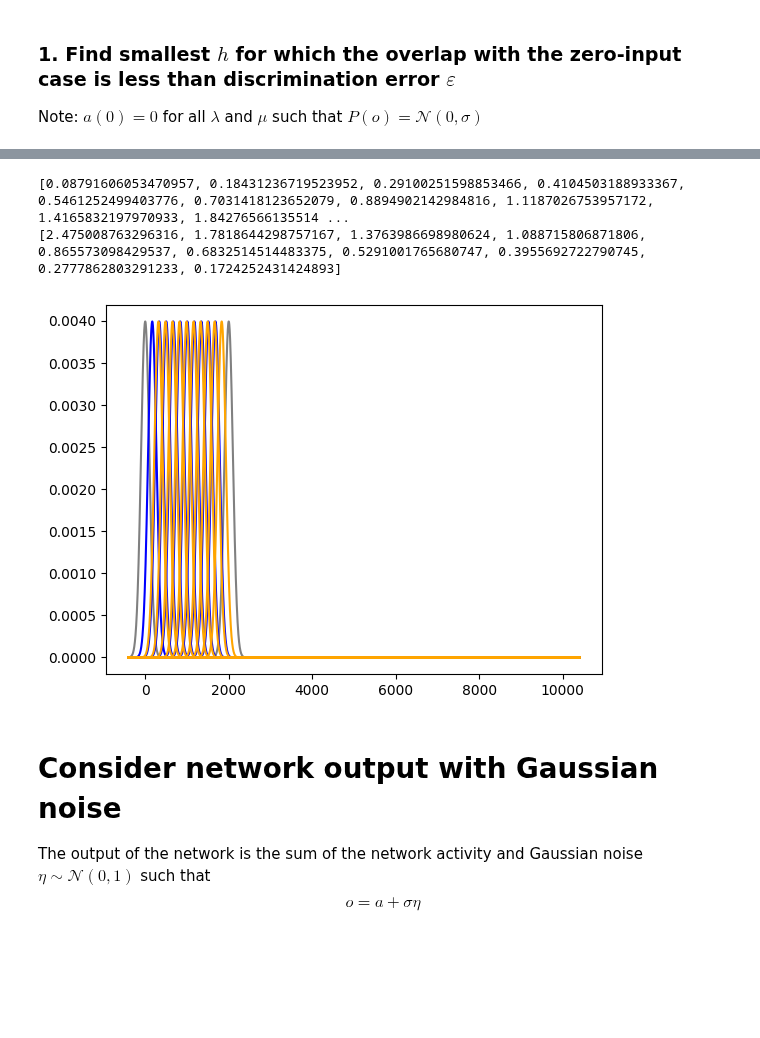
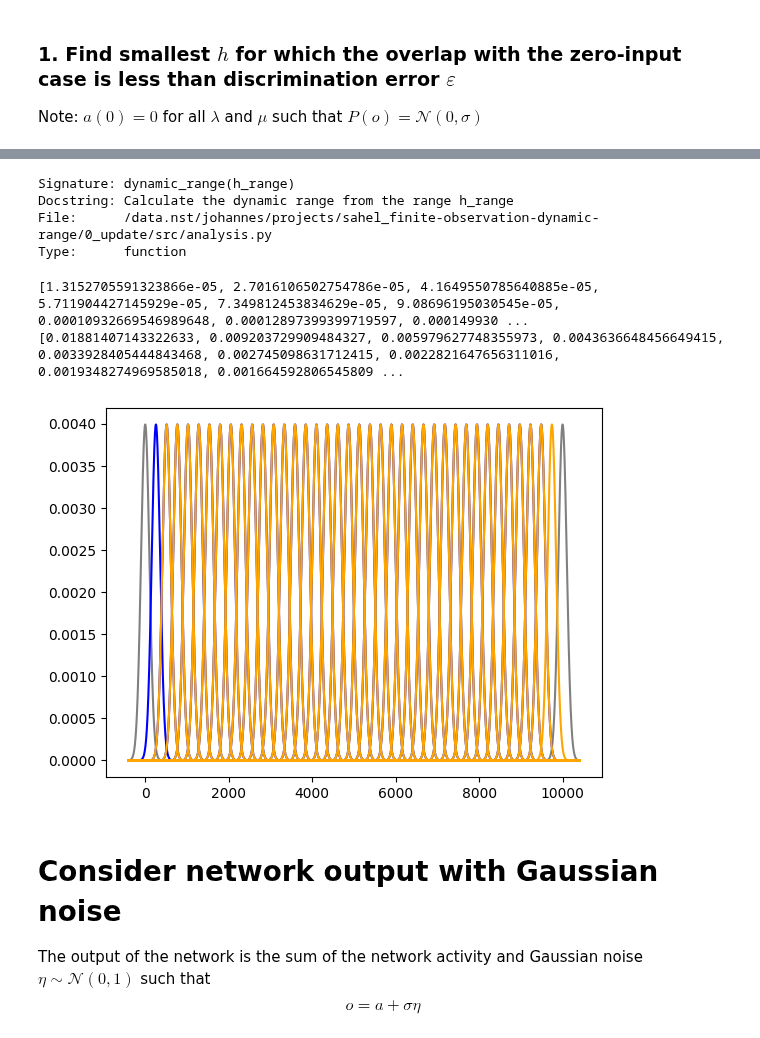
Before and after one commit to sahelazizpour/Finite-Observation-Dynamic-Range, a Jupyter notebook: 0_update/analysis.ipynb, the cells around one changed output, grey strips where cells are left out. Saved outputs shown, nothing was run; the diff lists cells and outputs as text; code cells hidden in the pictures; blank space fills up the shorter version.

```diff
--- a/0_update/analysis.ipynb
+++ b/0_update/analysis.ipynb
@@ -18,10 +44,11 @@ from src.analysis import *
 # %%
 # global parameters
 dt=1
-epsilon=0.2
+epsilon=0.1
 sigma=0.01
 N=int(1e4)
 mu=0.2
+seed=1001
 # %%
 #mean field solution for T->inf
 def a_inf(lam, mu, h):
@@ -124,36 +98,43 @@ Note: $a(0)=0$ for all $\lambda$ and $\mu$ such that $P(o)=\mathcal{N}(0,\sigma)
+# %%
+dynamic_range?
+# %% [output]
+Signature: dynamic_range(h_range)
+Docstring: Calculate the dynamic range from the range h_range
+File:      /data.nst/johannes/projects/sahel_finite-observation-dynamic-range/0_update/src/analysis.py
+Type:      function
 # %%
 # test discriminable intervals
-lam = 0.0
+lam = 0.9999
 Xs = np.arange(-4*sigma*N,N+4*sigma*N)
 
 def pmf(h):
     # see below for formal derivation, here just as a test
-    A = mu*(1-np.exp(-h*dt))/(1-lam*(1-mu)-lam*mu*np.exp(-h*dt)) * N
+    A = a_inf(lam, mu, h)*N
     # in domain with delta = 1
     delta = 1
     return stats.norm.pdf(Xs, A, sigma*N)*delta
 
 h_range=[0,1e3]
 pmf_ref_left = pmf(h_range[0])
 pmf_ref_right = pmf(h_range[1])
 
 plt.plot(Xs,pmf_ref_left, color="gray")
 plt.plot(Xs,pmf_ref_right, color="gray")
 
 hs_left = find_discriminable_inputs(pmf, h_range, [pmf_ref_left, pmf_ref_right], epsilon, start="left")
 print(hs_left)
 for h in hs_left:
     plt.plot(Xs,pmf(h), color="blue")
 
 hs_right = find_discriminable_inputs(pmf,h_range, [pmf_ref_left, pmf_ref_right], epsilon, start="right")
 print(hs_right)
 for h in hs_right:
     plt.plot(Xs,pmf(h), color="orange")
 #plt.legend()
 # %% [output]
-[0.08791606053470957, 0.18431236719523952, 0.29100251598853466, 0.4104503188933367, 0.5461252499403776, 0.7031418123652079, 0.8894902142984816, 1.1187026753957172, 1.4165832197970933, 1.84276566135514 ...
-[2.475008763296316, 1.7818644298757167, 1.3763986698980624, 1.088715806871806, 0.865573098429537, 0.6832514514483375, 0.5291001765680747, 0.3955692722790745, 0.2777862803291233, 0.1724252431424893]
+[1.3152705591323866e-05, 2.7016106502754786e-05, 4.1649550785640885e-05, 5.711904427145929e-05, 7.349812453834629e-05, 9.08696195030545e-05, 0.00010932669546989648, 0.00012897399399719597, 0.000149930 ...
+[0.01881407143322633, 0.009203729909484327, 0.005979627748355973, 0.0043636648456649415, 0.0033928405444843468, 0.002745098631712415, 0.0022821647656311016, 0.0019348274969585018, 0.001664592806545809 ...
-[figure, old version]
+[figure, new version]
 # %% [markdown]
 # Consider network output with Gaussian noise
 The output of the network is the sum of the network activity and Gaussian noise $\eta\sim\mathcal{N}(0,1)$ such that
```
Also changed, not shown: parts of 16 cells of this notebook, 2 other files.
